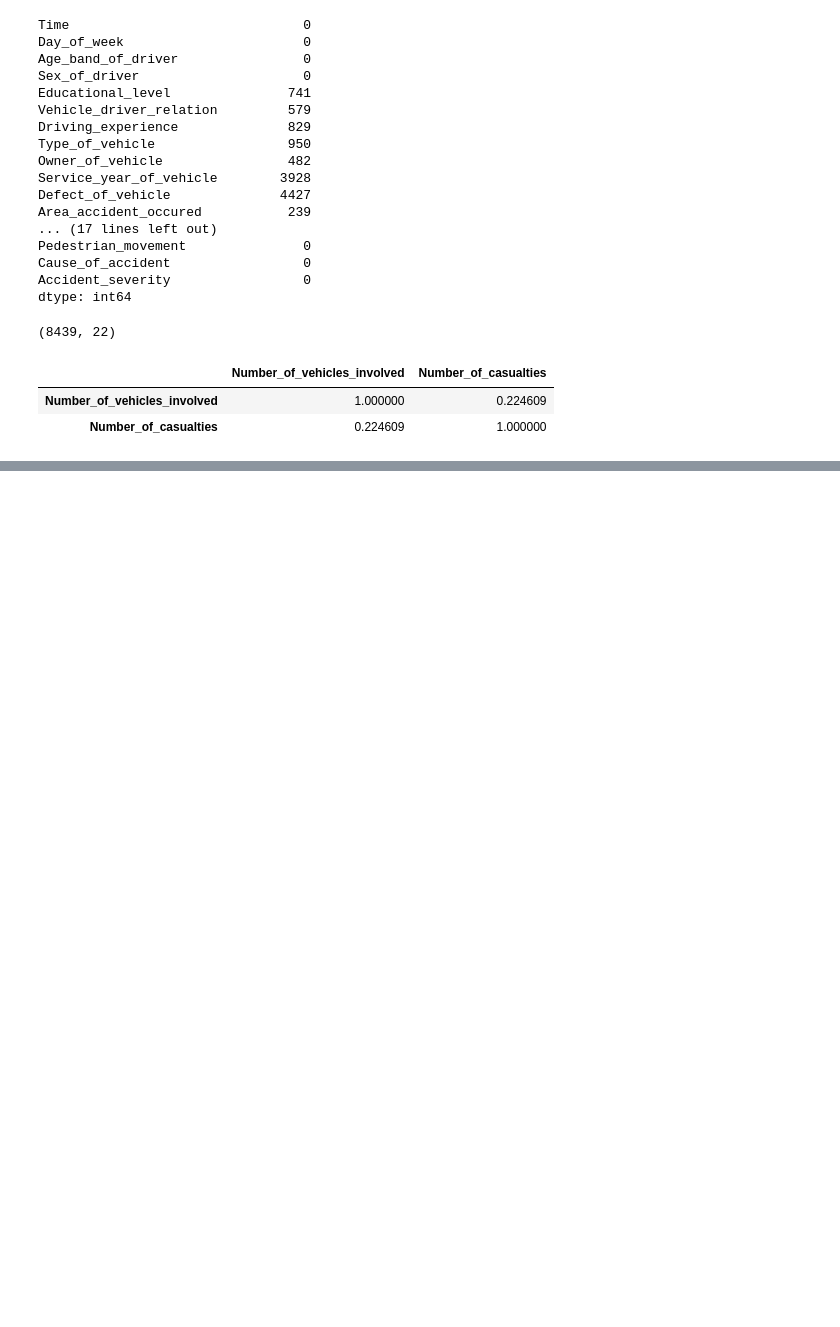
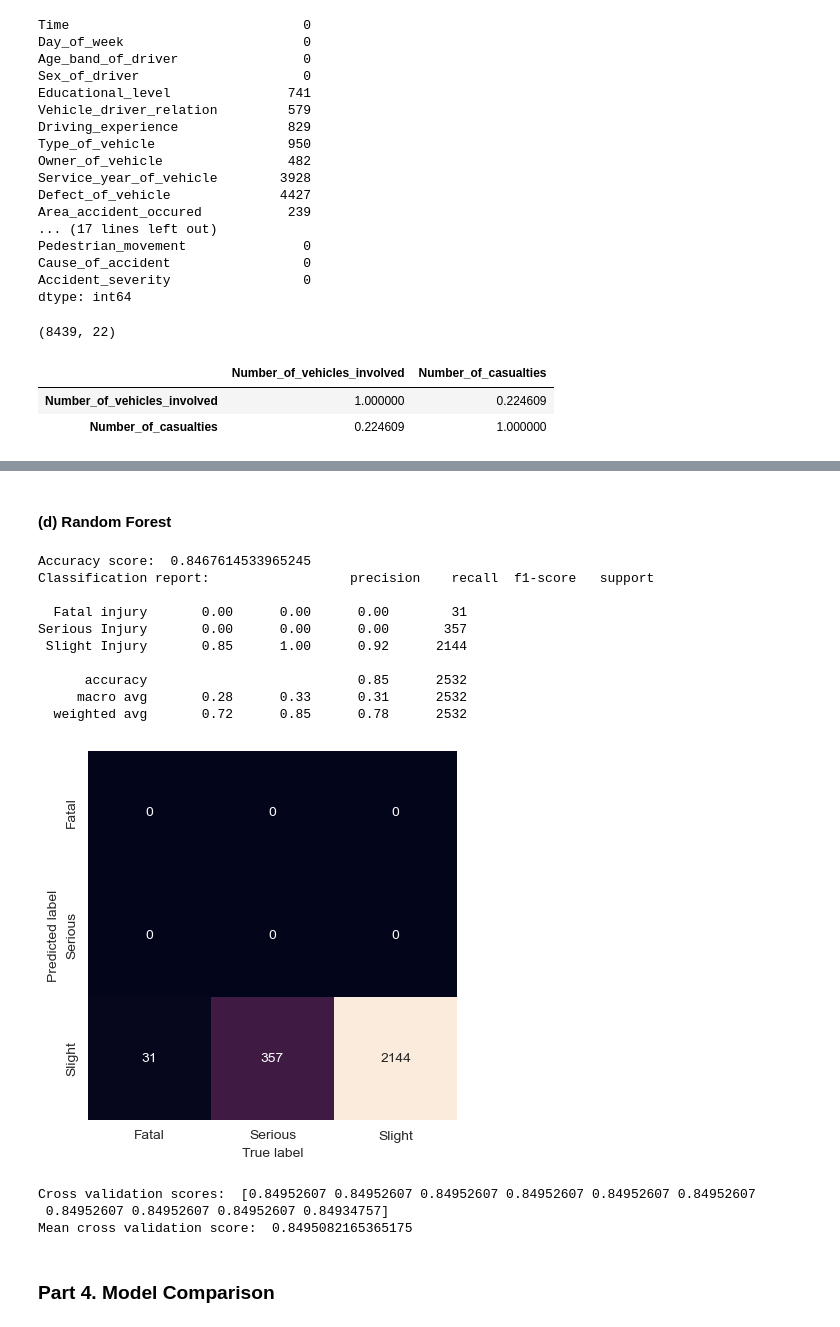
Before and after one commit to JimmyZJC/GR5243-Group-Project, a Jupyter notebook: Notebook/Group Project 1.ipynb, the cells around one changed output, grey strips where cells are left out. Saved outputs shown, nothing was run; the diff lists cells and outputs as text; code cells hidden in the pictures; blank space fills up the shorter version.

```diff
--- a/Notebook/Group Project 1.ipynb
+++ b/Notebook/Group Project 1.ipynb
@@ -132,0 +305,35 @@ chi2_feature
+# %% [markdown]
+#### (d) Random Forest
+# %%
+from sklearn.ensemble import RandomForestClassifier
+rfc = RandomForestClassifier(n_estimators = 100, max_depth = 5)
+rfc.fit(X_train, y_train)
+y_pred = rfc.predict(X_test)
+print("Accuracy score: ", accuracy_score(y_test, y_pred))
+print("Classification report: ", classification_report(y_test, y_pred))
+mat = confusion_matrix(y_test, y_pred)
+sns.heatmap(mat.T, square = True, annot = True, fmt = "d", cbar = False, xticklabels = ["Fatal", "Serious", "Slight"], yticklabels = ["Fatal", "Serious", "Slight"])
+plt.xlabel("True label")
+plt.ylabel("Predicted label");
+# %% [output]
+Accuracy score:  0.8467614533965245
+Classification report:                  precision    recall  f1-score   support
+
+  Fatal injury       0.00      0.00      0.00        31
+Serious Injury       0.00      0.00      0.00       357
+ Slight Injury       0.85      1.00      0.92      2144
+
+      accuracy                           0.85      2532
+     macro avg       0.28      0.33      0.31      2532
+  weighted avg       0.72      0.85      0.78      2532
+[figure, added]
+# %%
+scores = cross_val_score(rfc, X, y, cv = 10)
+print("Cross validation scores: ", scores)
+print("Mean cross validation score: ", scores.mean())
+# %% [output]
+Cross validation scores:  [0.84952607 0.84952607 0.84952607 0.84952607 0.84952607 0.84952607
+ 0.84952607 0.84952607 0.84952607 0.84934757]
+Mean cross validation score:  0.8495082165365175
+# %% [markdown]
+### Part 4. Model Comparison
```
Also changed, not shown: parts of 19 cells of this notebook.
